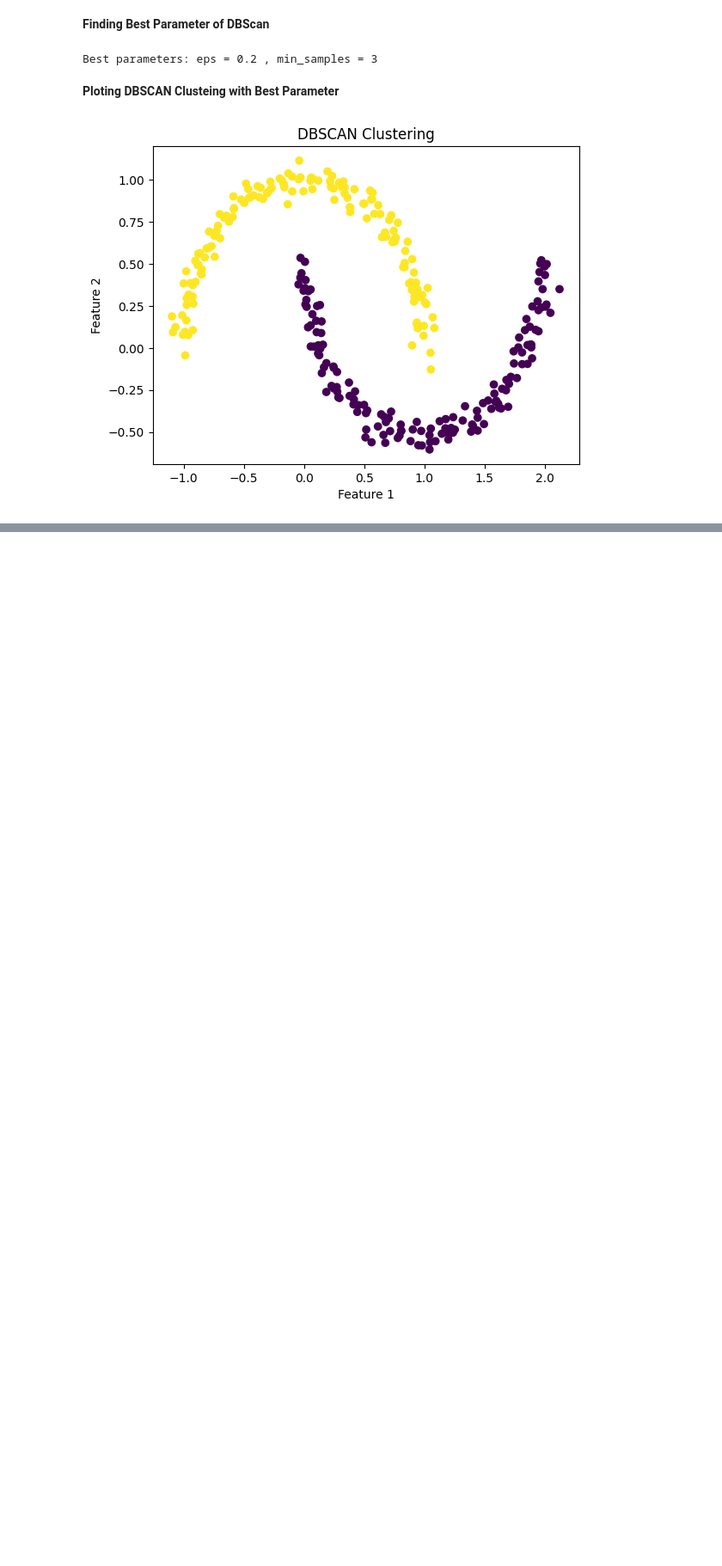
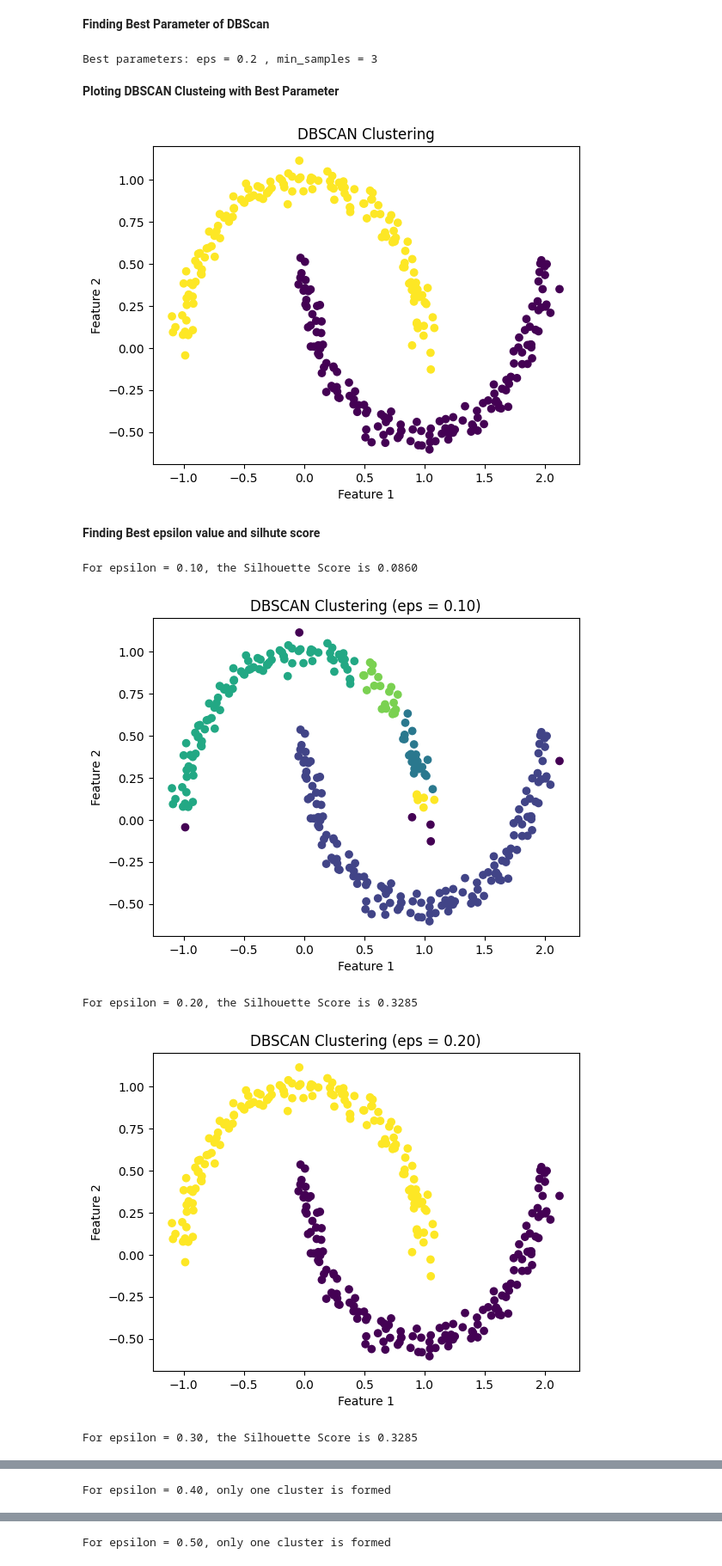
Before and after one commit to rsurendraidexcel/aiml, a Jupyter notebook: untitled0.ipynb, the cells around one changed output, grey strips where cells are left out. Shown at 86% size. Cells and saved outputs as stored; diff of their text form; code cells hidden in the pictures; blank space fills up the shorter version.

```diff
--- a/untitled0.ipynb
+++ b/untitled0.ipynb
@@ -179,3 +179,41 @@ plt.title('DBSCAN Clustering')
 plt.show()
 # %% [output]
 [figure]
+# %% [markdown]
+**Finding Best epsilon value and silhute score**
+# %%
+from sklearn.cluster import DBSCAN
+from sklearn.datasets import make_moons
+from sklearn.metrics import silhouette_score
+import matplotlib.pyplot as plt
+
+# Generate sample data with moon-shaped clusters
+data, _ = make_moons(n_samples=300, noise=0.05, random_state=0)
+
+# Create a range of epsilon (eps) values for DBSCAN
+eps_values = [0.1, 0.2, 0.3, 0.4, 0.5]
+
+# Evaluate DBSCAN clustering for each epsilon value
+for eps in eps_values:
+    dbscan = DBSCAN(eps=eps, min_samples=5)
+    labels = dbscan.fit_predict(data)
+
+    # Check if at least 2 clusters are formed
+    if len(set(labels)) > 1:
+        silhouette_avg = silhouette_score(data, labels)
+        print(f"For epsilon = {eps:.2f}, the Silhouette Score is {silhouette_avg:.4f}")
+    else:
+        print(f"For epsilon = {eps:.2f}, only one cluster is formed")
+
+    # Plot the clustering results
+    plt.scatter(data[:, 0], data[:, 1], c=labels, cmap='viridis')
+    plt.title(f"DBSCAN Clustering (eps = {eps:.2f})")
+    plt.xlabel('Feature 1')
+    plt.ylabel('Feature 2')
+    plt.show()
+# %% [output]
+For epsilon = 0.10, the Silhouette Score is 0.0860
+[figure, added]
+For epsilon = 0.20, the Silhouette Score is 0.3285
+[figure, added]
+For epsilon = 0.30, the Silhouette Score is 0.3285
@@ -181,0 +221 @@ plt.show()
+For epsilon = 0.40, only one cluster is formed
@@ -181,0 +223 @@ plt.show()
+For epsilon = 0.50, only one cluster is formed
```
Also changed, not shown: parts of 22 cells of this notebook.
